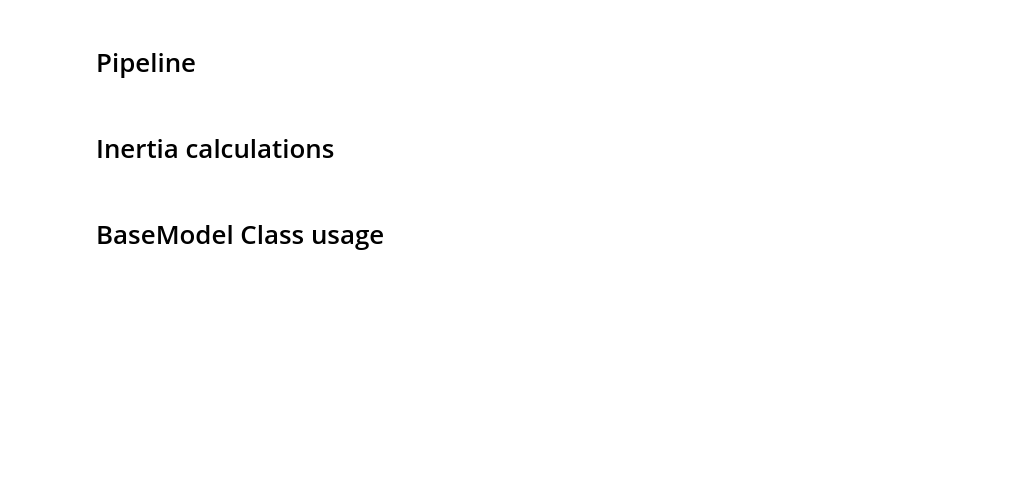
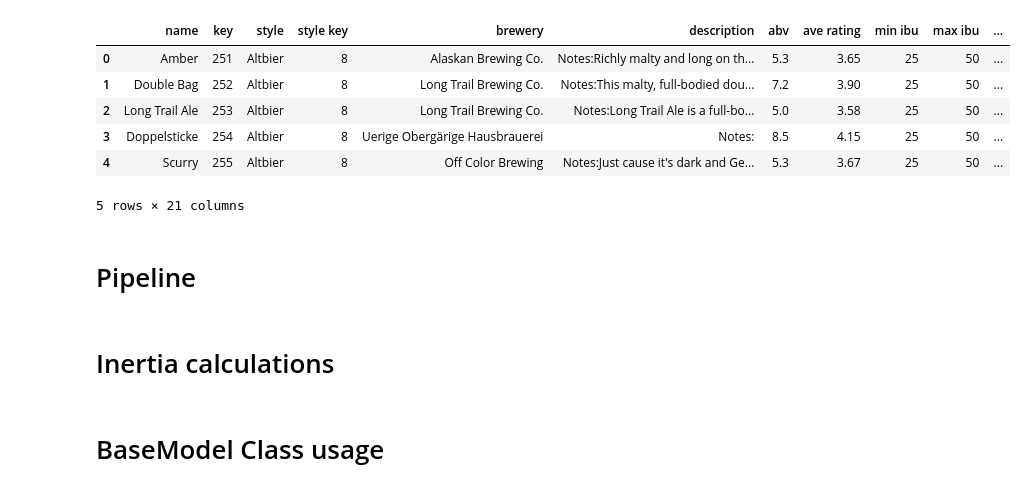
Before and after one commit to ltexp1998/zytholic_project, a Jupyter notebook: notebooks/atc_KMeans_base.ipynb, the cells around one changed output. Drawn from its saved outputs; the diff is of its cells as text; code cells hidden in the pictures; blank space fills up the shorter version.

```diff
--- a/notebooks/atc_KMeans_base.ipynb
+++ b/notebooks/atc_KMeans_base.ipynb
@@ -23,7 +23,15 @@ dfbrew = pd.read_csv("../raw_data/Beers_Breweries_and_Beer Reviews/breweries.csv
 dfbeer = pd.read_csv("../raw_data/beers_style_renamed.csv")
 dftop = pd.read_csv("../raw_data/top_beer_info_style_renamed.csv")
 # %%
-dftop
+dftop.head()
+# %% [output]
+|  | name | key | style | style key | brewery | description | abv | ave rating | min ibu | max ibu | ... |
+| 0 | Amber | 251 | Altbier | 8 | Alaskan Brewing Co. | Notes:Richly malty and long on th... | 5.3 | 3.65 | 25 | 50 | ... |
+| 1 | Double Bag | 252 | Altbier | 8 | Long Trail Brewing Co. | Notes:This malty, full-bodied dou... | 7.2 | 3.90 | 25 | 50 | ... |
+| 2 | Long Trail Ale | 253 | Altbier | 8 | Long Trail Brewing Co. | Notes:Long Trail Ale is a full-bo... | 5.0 | 3.58 | 25 | 50 | ... |
+| 3 | Doppelsticke | 254 | Altbier | 8 | Uerige Obergärige Hausbrauerei | Notes: | 8.5 | 4.15 | 25 | 50 | ... |
+| 4 | Scurry | 255 | Altbier | 8 | Off Color Brewing | Notes:Just cause it's dark and Ge... | 5.3 | 3.67 | 25 | 50 | ... |
+5 rows × 21 columns
 # %%
 #read correspondance brewery
 corres_xls = pd.read_csv('../assets/matching_brewery_names.csv')
```
Also changed, not shown: parts of 11 cells of this notebook, 4 other files.
